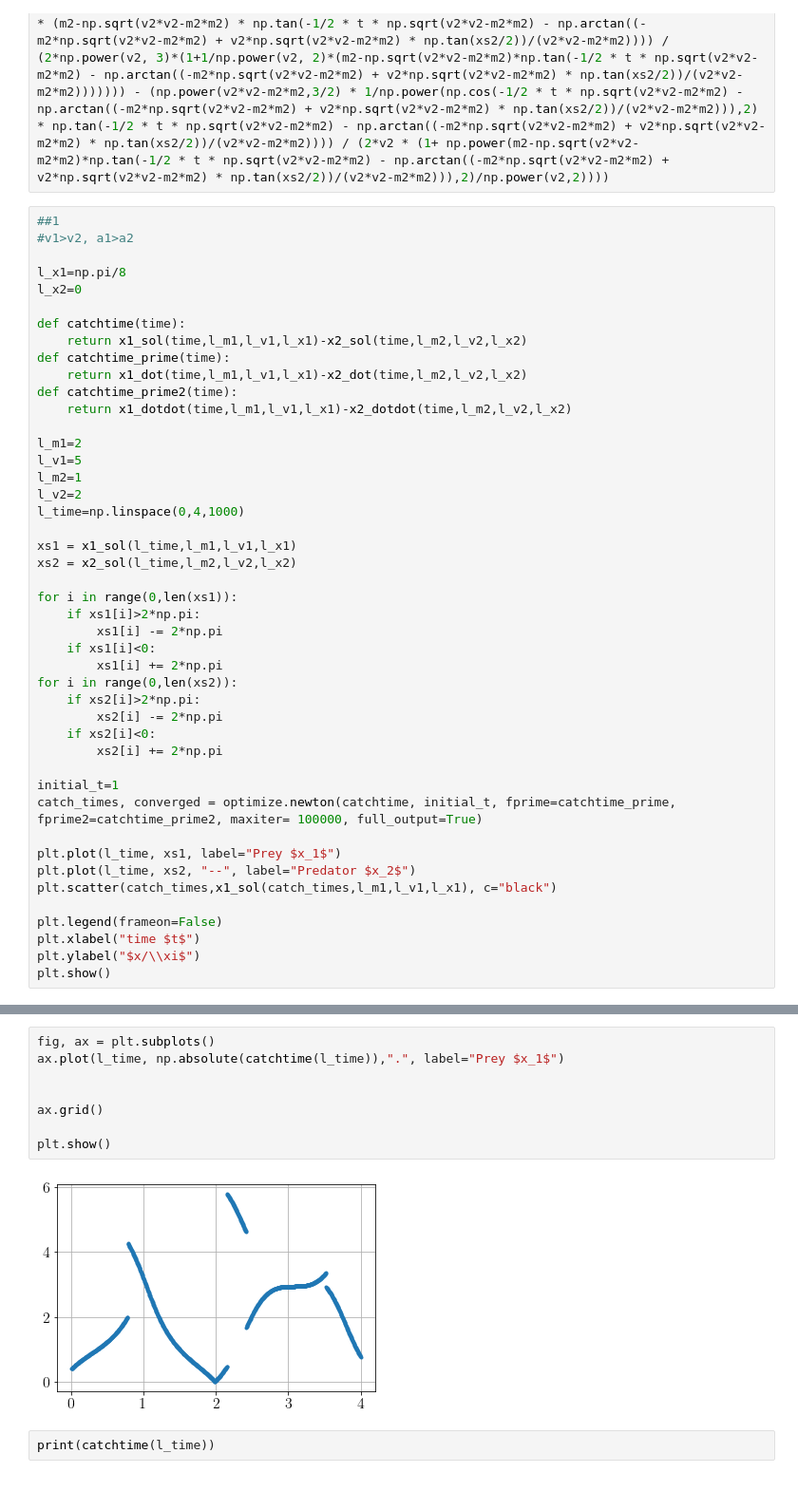
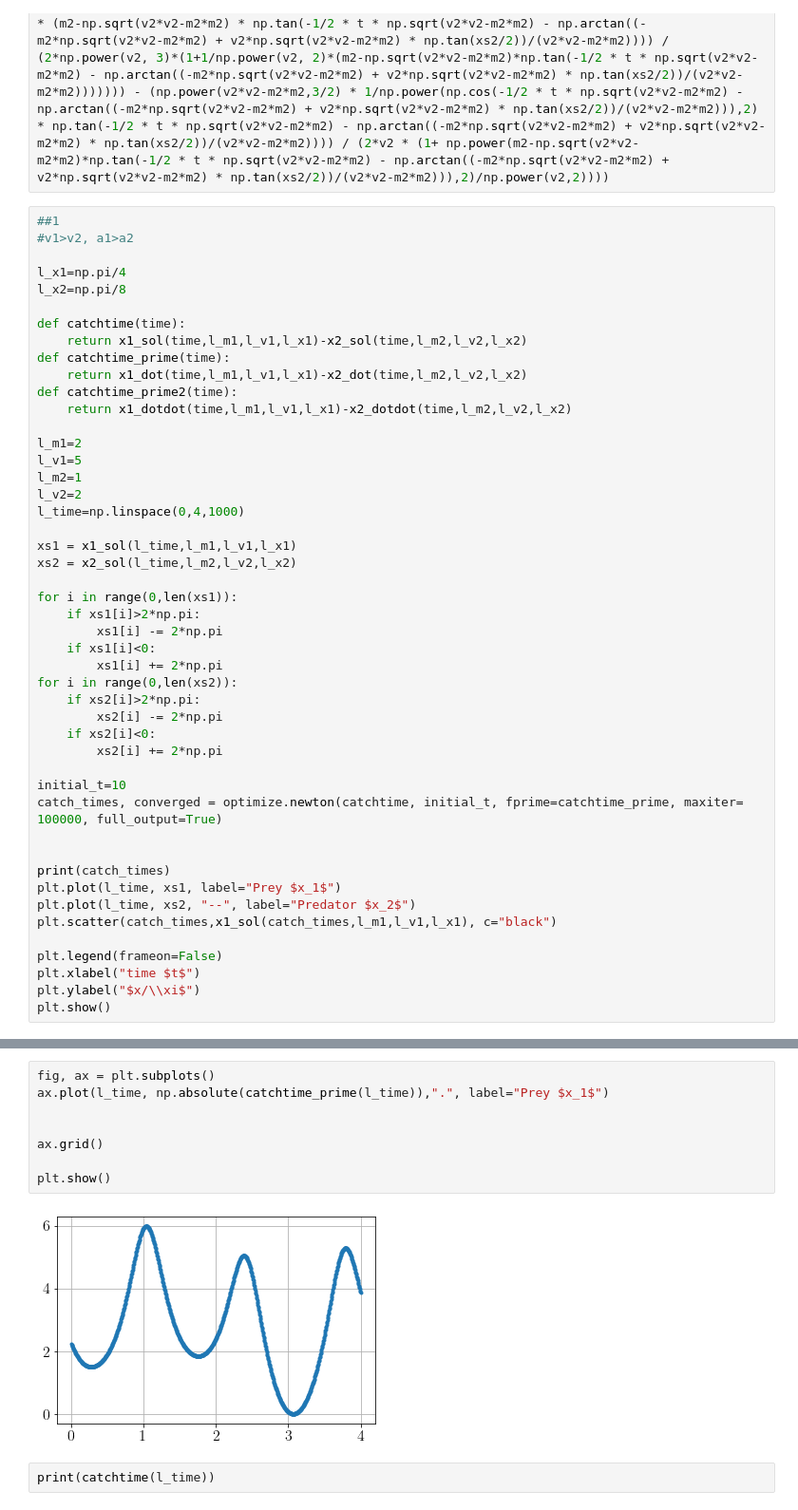
Before and after one commit to hawkerfriedrice/PredPreyDynamicsPeriodicBoundary, a Jupyter notebook: T_Catching_Time_Q1.ipynb, the cells around one changed output, grey strips where cells are left out. Shown at 95% size. Cells and saved outputs as stored; diff of their text form.

```diff
--- a/T_Catching_Time_Q1.ipynb
+++ b/T_Catching_Time_Q1.ipynb
@@ -66,8 +66,8 @@ def x2_dotdot(t,m2,v2,xs2):
 ##1
 #v1>v2, a1>a2
 
-l_x1=np.pi/8
-l_x2=0
+l_x1=np.pi/4
+l_x2=np.pi/8
 
 def catchtime(time):
     return x1_sol(time,l_m1,l_v1,l_x1)-x2_sol(time,l_m2,l_v2,l_x2)
@@ -96,9 +96,11 @@ for i in range(0,len(xs2)):
     if xs2[i]<0:
         xs2[i] += 2*np.pi
 
-initial_t=1
-catch_times, converged = optimize.newton(catchtime, initial_t, fprime=catchtime_prime, fprime2=catchtime_prime2, maxiter= 100000, full_output=True)
+initial_t=10
+catch_times, converged = optimize.newton(catchtime, initial_t, fprime=catchtime_prime, maxiter= 100000, full_output=True)
 
+
+print(catch_times)
 plt.plot(l_time, xs1, label="Prey $x_1$")
 plt.plot(l_time, xs2, "--", label="Predator $x_2$")
 plt.scatter(catch_times,x1_sol(catch_times,l_m1,l_v1,l_x1), c="black")
@@ -112,13 +115,13 @@ plt.show()
 # %%
 fig, ax = plt.subplots()
-ax.plot(l_time, np.absolute(catchtime(l_time)),".", label="Prey $x_1$")
+ax.plot(l_time, np.absolute(catchtime_prime(l_time)),".", label="Prey $x_1$")
 
 
 ax.grid()
 
 plt.show()
 # %% [output]
-[figure, old version]
+[figure, new version]
 # %%
 print(catchtime(l_time))
 # %% [output]
```
Also changed, not shown: parts of 1 cell of this notebook, 11 other files.
